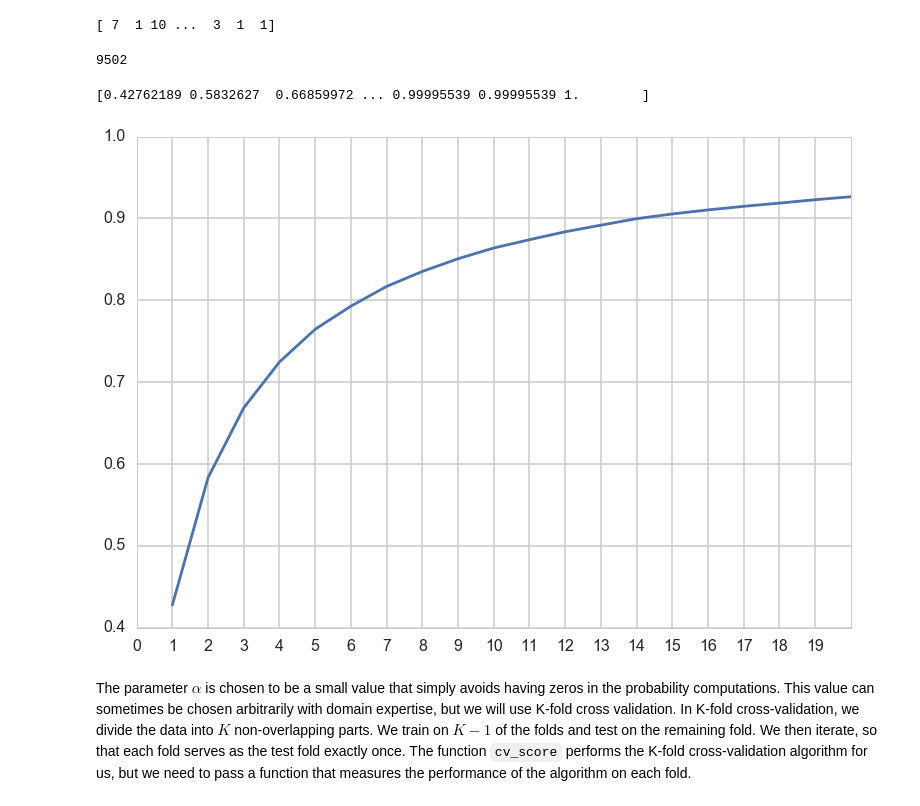
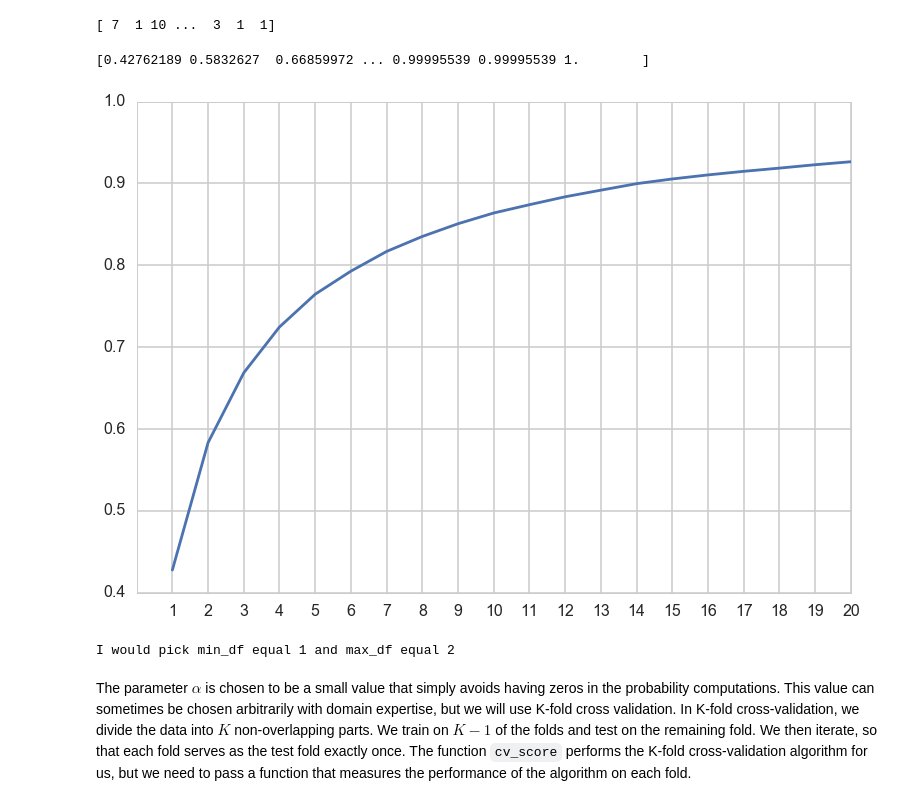
Before and after one commit to moeinsoodavi/Springboard, a Jupyter notebook: naive_bayes/Mini_Project_Naive_Bayes.ipynb, the cells around one changed output. Drawn from its saved outputs; the diff is of its cells as text; code cells hidden in the pictures.

```diff
--- a/naive_bayes/Mini_Project_Naive_Bayes.ipynb
+++ b/naive_bayes/Mini_Project_Naive_Bayes.ipynb
@@ -200,6 +200,7 @@ def make_xy(critics, vectorizer=None):
         vectorizer = CountVectorizer()
     X = vectorizer.fit_transform(critics.quote)
     X = X.tocsc()  # some versions of sklearn return COO format
-    y = (critics.fresh == 'fresh').values.astype(np.int)
+    # OR y = (critics.fresh == 'fresh').values.astype(np.int)
+    y = (critics.fresh == 'fresh')
     return X, y
 X, y = make_xy(critics)
@@ -309,10 +305,6 @@ A = (X_array>0).sum(axis=0)
 print(A)
 # %% [output]
 [ 7  1 10 ...  3  1  1]
-# %%
-max(A)
-# %% [output]
-9502
 # %%
 percentage = np.empty(max(A))
 for i in range(max(A)):
@@ -321,14 +313,15 @@ print(percentage)
 # %% [output]
 [0.42762189 0.5832627  0.66859972 ... 0.99995539 0.99995539 1.        ]
 # %%
-a = np.arange(max(new_list)) +1
-b = a[:20]
+b = range(1,21)
 c = percentage[:20]
 plt.plot(b,c)
-plt.xticks(np.arange(20))
+plt.xticks(range(1,21))
 plt.show()
+print('I would pick min_df equal 1 and max_df equal 2')
 # %% [output]
-[figure, old version]
+[figure, new version]
+I would pick min_df equal 1 and max_df equal 2
 # %% [markdown]
 The parameter $\alpha$ is chosen to be a small value that simply avoids having zeros in the probability computations. This value can sometimes be chosen arbitrarily with domain expertise, but we will use K-fold cross validation. In K-fold cross-validation, we divide the data into $K$ non-overlapping parts. We train on $K-1$ of the folds and test on the remaining fold. We then iterate, so that each fold serves as the test fold exactly once. The function `cv_score` performs the K-fold cross-validation algorithm for us, but we need to pass a function that measures the performance of the algorithm on each fold.
 # %%
```
Also changed, not shown: parts of 1 cell of this notebook.
